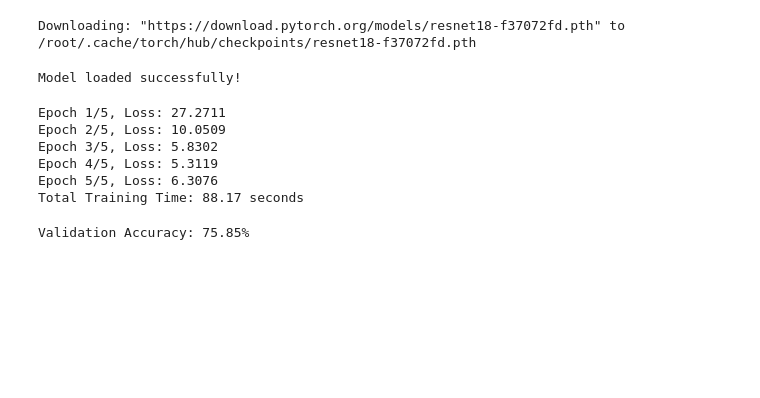
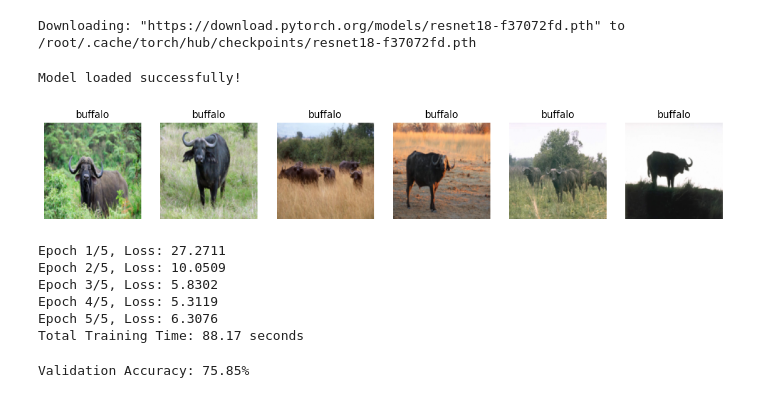
Before and after one commit to PY-1-001/Distributed_wildlife_CNN_Group46, a Jupyter notebook: Assignment2_ML_Group46.ipynb, the cells around one changed output. Drawn from its saved outputs; the diff is of its cells as text; code cells hidden in the pictures; blank space fills up the shorter version.

```diff
--- a/Assignment2_ML_Group46.ipynb
+++ b/Assignment2_ML_Group46.ipynb
@@ -108,6 +108,27 @@ import torch.optim as optim
 
 criterion = nn.CrossEntropyLoss()
 optimizer = optim.Adam(model.parameters(), lr=0.001)
+# %%
+'''Sample dataset before training'''
+import matplotlib.pyplot as plt
+import numpy as np
+
+# Function to show images
+def show_images(dataset, classes, num_images=6):
+    fig, axes = plt.subplots(1, num_images, figsize=(15,5))
+
+    for i in range(num_images):
+        img, label = dataset[i]
+        img = img.permute(1,2,0)  # Convert CHW → HWC
+        axes[i].imshow(img)
+        axes[i].set_title(classes[label])
+        axes[i].axis("off")
+
+    plt.show()
+
+show_images(train_dataset, train_dataset.classes)
+# %% [output]
+[figure, added]
 # %%
 '''Train Model (with Timing)'''
 import time
```
Also changed, not shown: parts of 1 cell of this notebook.
